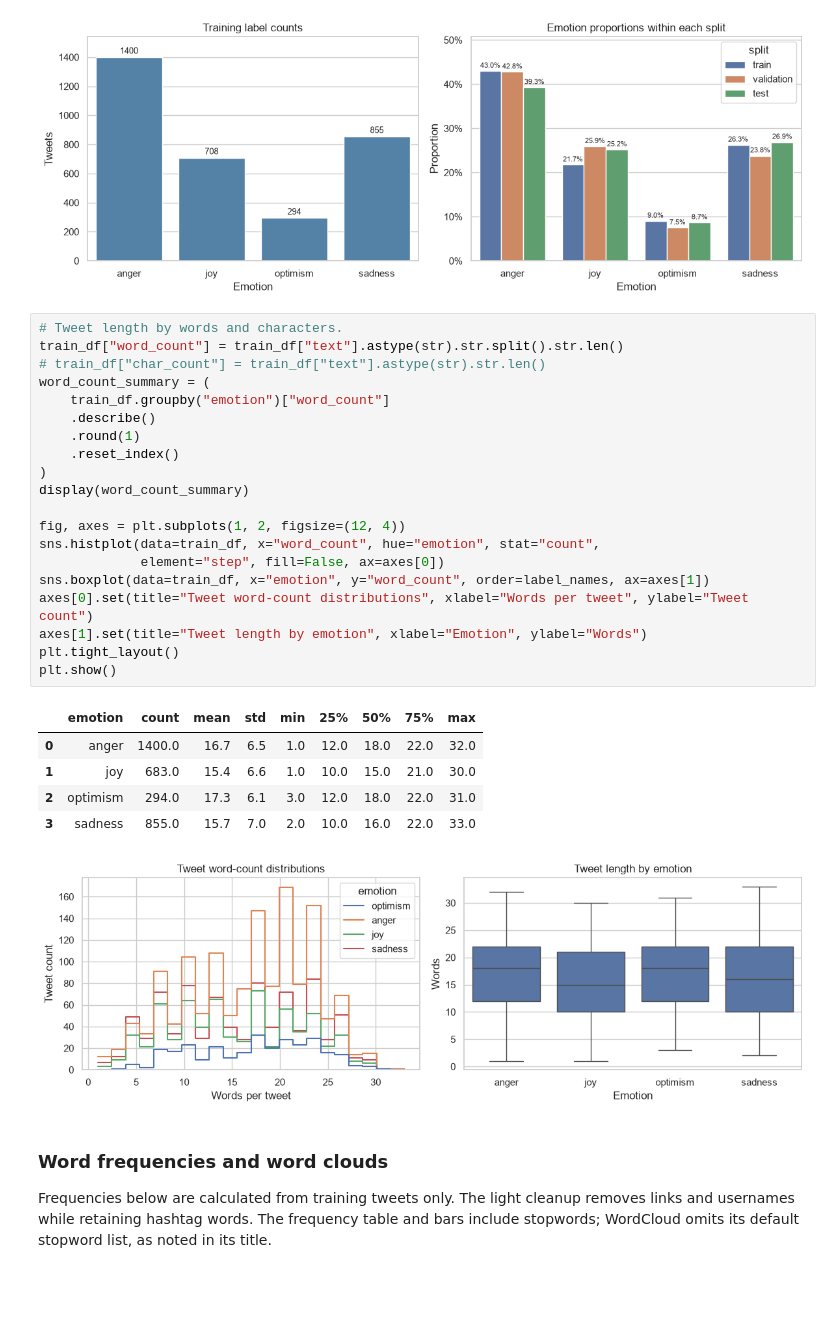
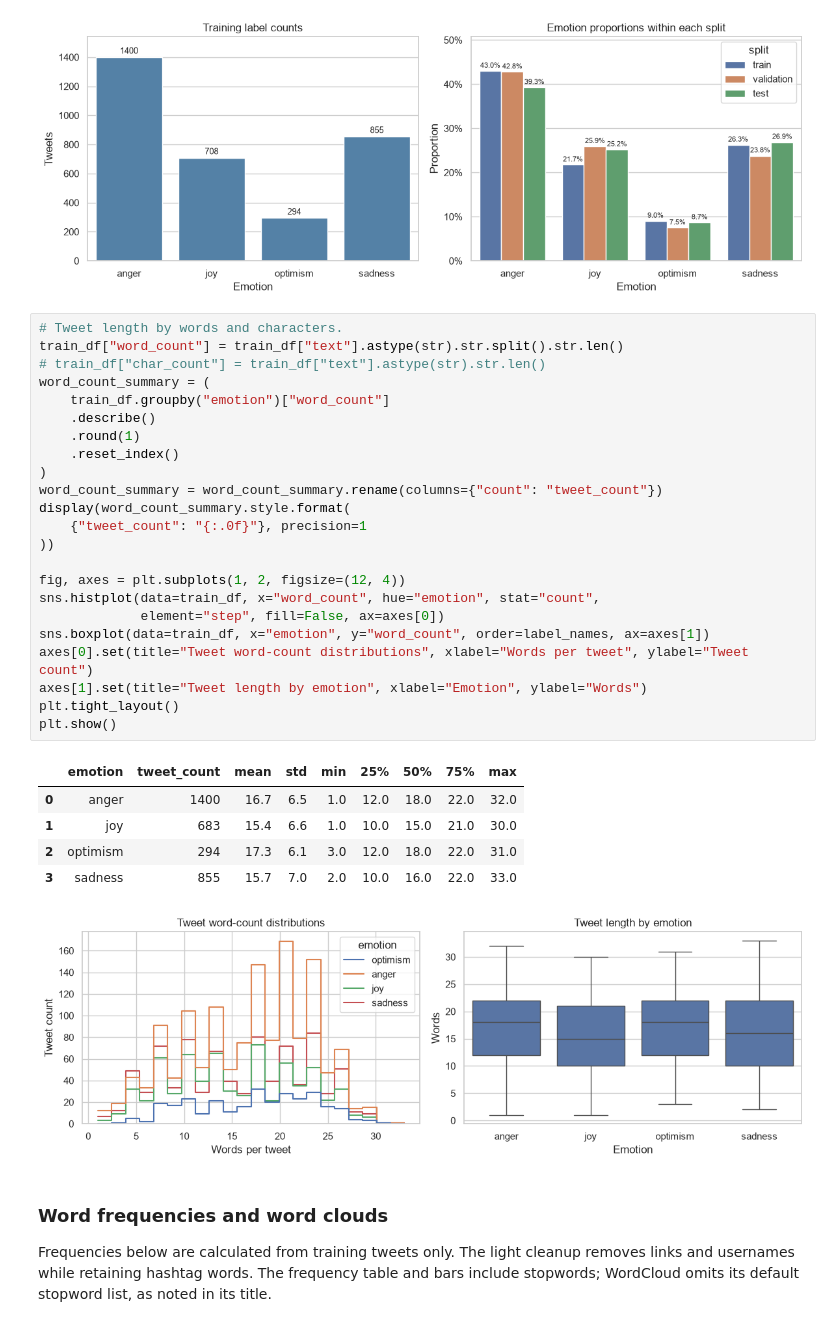
Before and after one commit to Panhawornd/NLP-Project, a Jupyter notebook: TED-NLP.ipynb, the cells around one changed output. Saved outputs shown, nothing was run; the diff lists cells and outputs as text; blank space fills up the shorter version.

```diff
--- a/TED-NLP.ipynb
+++ b/TED-NLP.ipynb
@@ -134,29 +134,32 @@ plt.show()
 # %%
 # Tweet length by words and characters.
 train_df["word_count"] = train_df["text"].astype(str).str.split().str.len()
 # train_df["char_count"] = train_df["text"].astype(str).str.len()
 word_count_summary = (
     train_df.groupby("emotion")["word_count"]
     .describe()
     .round(1)
     .reset_index()
 )
-display(word_count_summary)
+word_count_summary = word_count_summary.rename(columns={"count": "tweet_count"})
+display(word_count_summary.style.format(
+    {"tweet_count": "{:.0f}"}, precision=1
+))
 
 fig, axes = plt.subplots(1, 2, figsize=(12, 4))
 sns.histplot(data=train_df, x="word_count", hue="emotion", stat="count",
              element="step", fill=False, ax=axes[0])
 sns.boxplot(data=train_df, x="emotion", y="word_count", order=label_names, ax=axes[1])
 axes[0].set(title="Tweet word-count distributions", xlabel="Words per tweet", ylabel="Tweet count")
 axes[1].set(title="Tweet length by emotion", xlabel="Emotion", ylabel="Words")
 plt.tight_layout()
 plt.show()
 # %% [output]
-|  | emotion | count | mean | std | min | 25% | 50% | 75% | max |
-| 0 | anger | 1400.0 | 16.7 | 6.5 | 1.0 | 12.0 | 18.0 | 22.0 | 32.0 |
-| 1 | joy | 683.0 | 15.4 | 6.6 | 1.0 | 10.0 | 15.0 | 21.0 | 30.0 |
-| 2 | optimism | 294.0 | 17.3 | 6.1 | 3.0 | 12.0 | 18.0 | 22.0 | 31.0 |
-| 3 | sadness | 855.0 | 15.7 | 7.0 | 2.0 | 10.0 | 16.0 | 22.0 | 33.0 |
+|  | emotion | tweet_count | mean | std | min | 25% | 50% | 75% | max |
+| 0 | anger | 1400 | 16.7 | 6.5 | 1.0 | 12.0 | 18.0 | 22.0 | 32.0 |
+| 1 | joy | 683 | 15.4 | 6.6 | 1.0 | 10.0 | 15.0 | 21.0 | 30.0 |
+| 2 | optimism | 294 | 17.3 | 6.1 | 3.0 | 12.0 | 18.0 | 22.0 | 31.0 |
+| 3 | sadness | 855 | 15.7 | 7.0 | 2.0 | 10.0 | 16.0 | 22.0 | 33.0 |
 [figure]
 # %% [markdown]
 ### Word frequencies and word clouds
```
